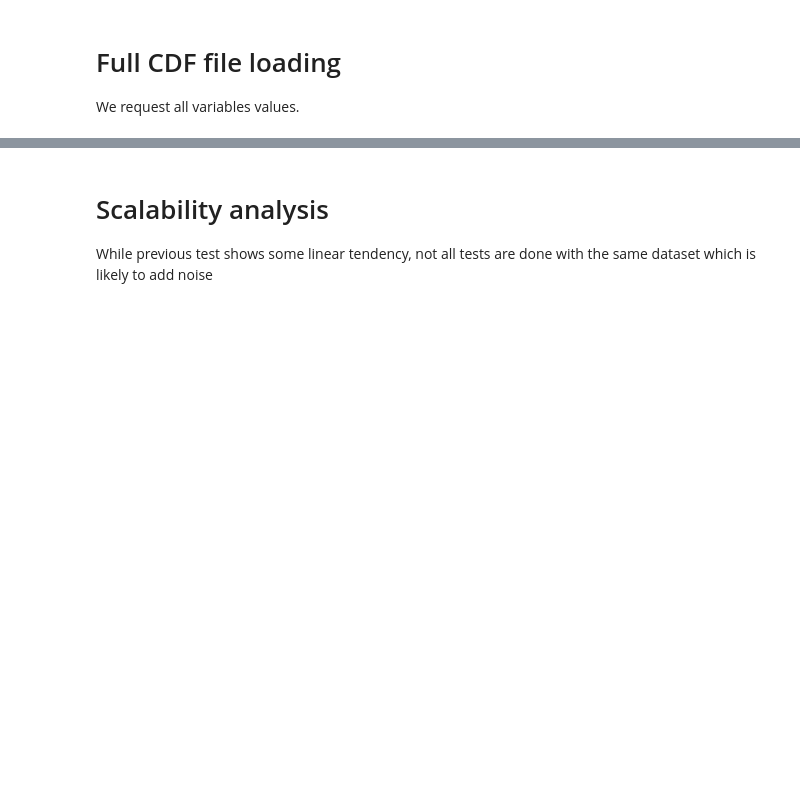
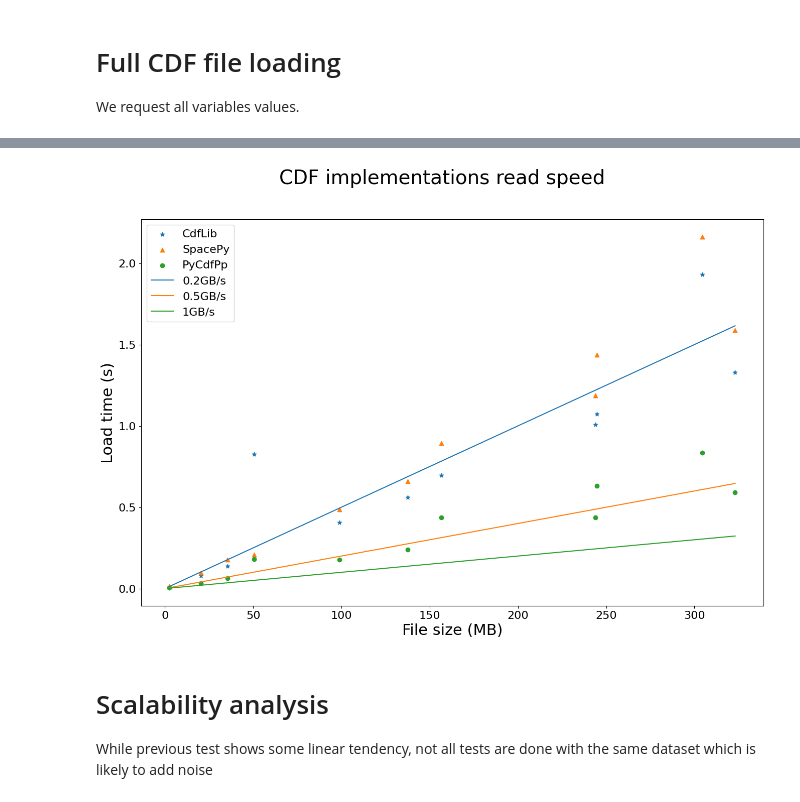
Before and after one commit to SciQLop/CDFpp, a Jupyter notebook: notebooks/benchmarks.ipynb, the cells around one changed output, grey strips where cells are left out. Saved outputs shown, nothing was run; the diff lists cells and outputs as text; code cells hidden in the pictures; blank space fills up the shorter version.

```diff
--- a/notebooks/benchmarks.ipynb
+++ b/notebooks/benchmarks.ipynb
@@ -346,24 +356,25 @@ plt.show()
 # %%
 sizes = [cdf_corpus_details[f].size / 1024**2 for f in cdf_corpus]
 
 plt.figure(figsize=(16, 10))
 for marker, libname in zip(("*", "^", "o"), CDF_libs):
     plt.scatter(
         sizes,
         [res[libname] for res in full_load_results.values()],
         label=libname,
         marker=marker,
     )
 plt.plot(sorted(sizes), np.array(sorted(sizes)) / 200, label="0.2GB/s")
+plt.plot(sorted(sizes), np.array(sorted(sizes)) / 500, label="0.5GB/s")
 plt.plot(sorted(sizes), np.array(sorted(sizes)) / 1000, label="1GB/s")
-plt.plot(sorted(sizes), np.array(sorted(sizes)) / 2000, label="2GB/s")
-plt.plot(sorted(sizes), np.array(sorted(sizes)) / 4000, label="4GB/s")
-plt.loglog()
+# plt.loglog()
 plt.xlabel("File size (MB)")
 plt.ylabel("Load time (s)")
 plt.legend(loc="upper left")
 plt.suptitle("CDF implementations read speed")
 plt.show()
+# %% [output]
+[figure, added]
 # %% [markdown]
 # Scalability analysis
 
```
Also changed, not shown: parts of 17 cells of this notebook, 4 other files.
